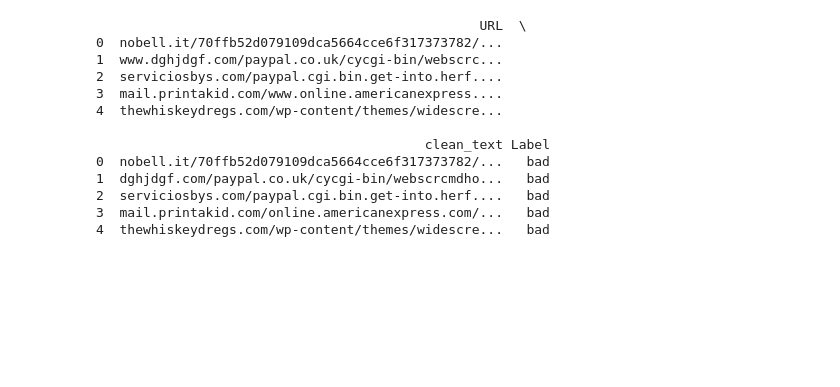
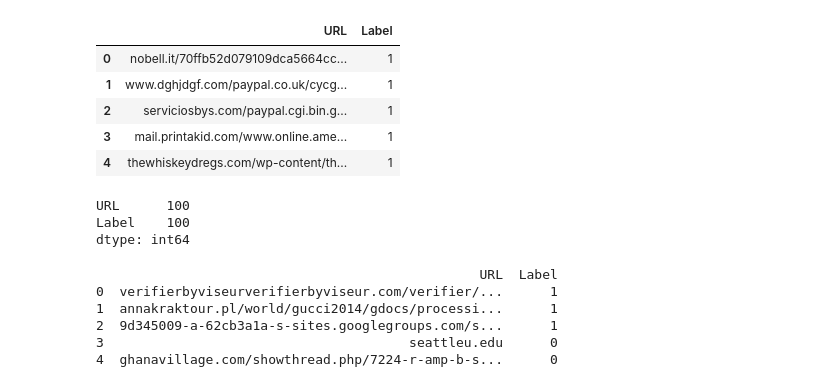
Before and after one commit to briansterle/CPS_579_PhishingURLDetection, a Jupyter notebook: src/phishing_model.ipynb, the cells around one changed output. Drawn from its saved outputs; the diff is of its cells as text; code cells hidden in the pictures; blank space fills up the shorter version.

```diff
--- a/src/phishing_model.ipynb
+++ b/src/phishing_model.ipynb
@@ -9,13 +34,37 @@ from sklearn.metrics import ConfusionMatrixDisplay
+# %%
+# Preprocessing 1 -- duplicate and NaN processsing
+df['Label'] = df['Label'].map({'good': 0, 'bad': 1})
+
+df.dropna(inplace=True,axis=0)      # removes any row that contain missing values nan
+df.drop_duplicates(inplace=True)    # removes duplicate row from the dataframe
+
+df.head()
+# %% [output]
+|  | URL | Label |
+| 0 | nobell.it/70ffb52d079109dca5664cc... | 1 |
+| 1 | www.dghjdgf.com/paypal.co.uk/cycg... | 1 |
+| 2 | serviciosbys.com/paypal.cgi.bin.g... | 1 |
+| 3 | mail.printakid.com/www.online.ame... | 1 |
+| 4 | thewhiskeydregs.com/wp-content/th... | 1 |
+# %%
+# optional, sample the datset to speed up training
+
+import pandas as pd
+
+# assume df has a column 'Label' with 0 and 1
+n = 2500
+df = pd.concat([
+    df[df.Label == 0].sample(n, random_state=42),
+    df[df.Label == 1].sample(n, random_state=42),
+]).sample(frac=1, random_state=42).reset_index(drop=True)
+
+df.count()
+# %% [output]
+URL      100
+Label    100
+dtype: int64
 # %%
-import pandas as pd
-import re
-
-df = pd.read_csv("../data/phishing_site_urls.csv")
-df['label'] = df['Label'].map({'good': 0, 'bad': 1})
-df = df[['URL', 'Label']]
-df.head()
-
-
+# Preprocessing 2 -- clean urls
 
 def clean_url(url):
     # Remove protocols
@@ -34,24 +83,17 @@ def clean_url(url):
     return url
 
 # Apply cleaning
-df['clean_text'] = df['URL'].apply(clean_url)
+df['URL'] = df['URL'].apply(clean_url)
 
 # Preview cleaned data
-print(df[['URL', 'clean_text', 'Label']].head())
+print(df.head())
 # %% [output]
-                                                 URL  \
-0  nobell.it/70ffb52d079109dca5664cce6f317373782/...
-1  www.dghjdgf.com/paypal.co.uk/cycgi-bin/webscrc...
-2  serviciosbys.com/paypal.cgi.bin.get-into.herf....
-3  mail.printakid.com/www.online.americanexpress....
-4  thewhiskeydregs.com/wp-content/themes/widescre...
-
-                                          clean_text Label
-0  nobell.it/70ffb52d079109dca5664cce6f317373782/...   bad
-1  dghjdgf.com/paypal.co.uk/cycgi-bin/webscrcmdho...   bad
-2  serviciosbys.com/paypal.cgi.bin.get-into.herf....   bad
-3  mail.printakid.com/online.americanexpress.com/...   bad
-4  thewhiskeydregs.com/wp-content/themes/widescre...   bad
+                                                 URL  Label
+0  verifierbyviseurverifierbyviseur.com/verifier/...      1
+1  annakraktour.pl/world/gucci2014/gdocs/processi...      1
+2  9d345009-a-62cb3a1a-s-sites.googlegroups.com/s...      1
+3                                       seattleu.edu      0
+4  ghanavillage.com/showthread.php/7224-r-amp-b-s...      0
 # %%
 from sklearn.model_selection import train_test_split
 
```
Also changed, not shown: parts of 13 cells of this notebook, 5 other files.
